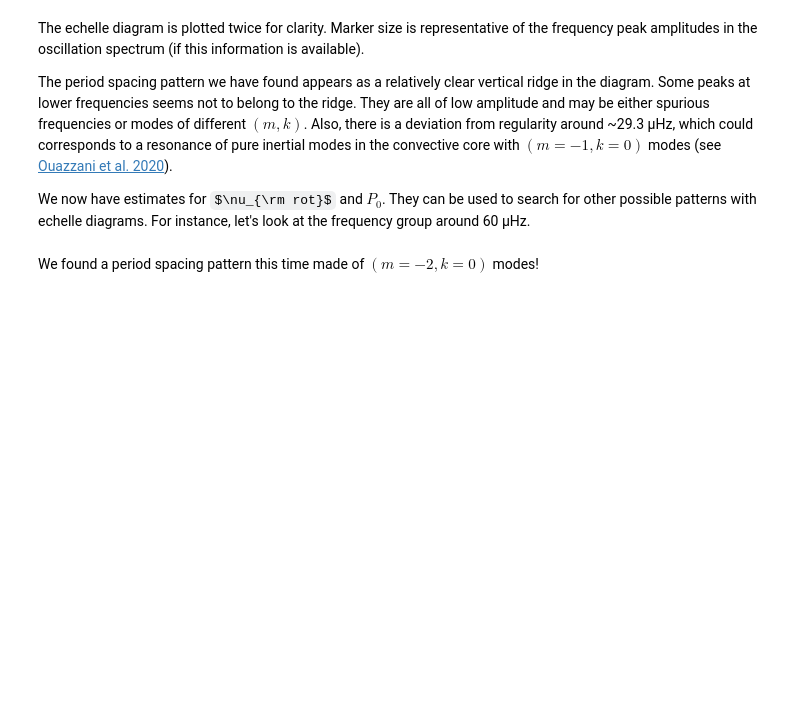
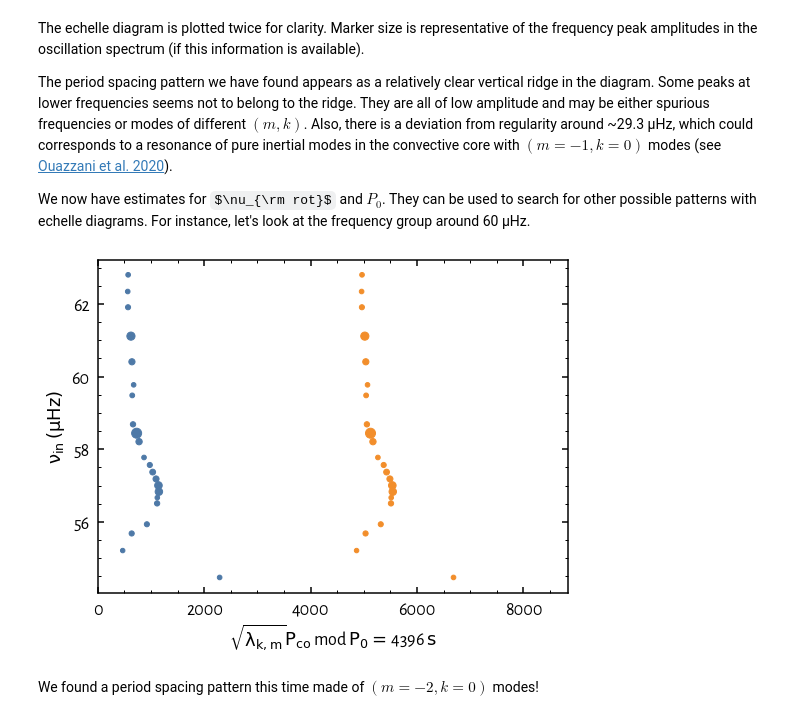
Before and after one commit to schristophe/morse, a Jupyter notebook: docs/source/tutorials/kic7694191_analysis.ipynb, the cells around one changed output. Saved outputs shown, nothing was run; the diff lists cells and outputs as text; code cells hidden in the pictures; some formulas as TeX source; blank space fills up the shorter version.

Commit message:
adding plots

```diff
--- a/docs/source/tutorials/kic7694191_analysis.ipynb
+++ b/docs/source/tutorials/kic7694191_analysis.ipynb
@@ -83,7 +90,10 @@ The period spacing pattern we have found appears as a relatively clear vertical
 We now have estimates for $\nu_{\rm rot}$ and $P_0$. They can be used to search for other possible patterns with echelle diagrams. For instance, let's look at the frequency group around 60 µHz.
 # %%
 fgroup2 = spectrum.filter(freqmin=54, freqmax=63)
-ed = ms.EchelleDiagram(fgroup2, m=-2, k=0, nurot=idmap.nurot, buoyancy_radius=idmap.buoyancy_radius)
+ed = ms.EchelleDiagram(fgroup2, m=-2, k=0, nurot=idmap.nurot,
+                       buoyancy_radius=idmap.buoyancy_radius)
 ed.plot()
+# %% [output]
+[figure, added]
 # %% [markdown]
 We found a period spacing pattern this time made of $(m=-2,k=0)$ modes!
```
Also changed, not shown: parts of 4 cells of this notebook.
